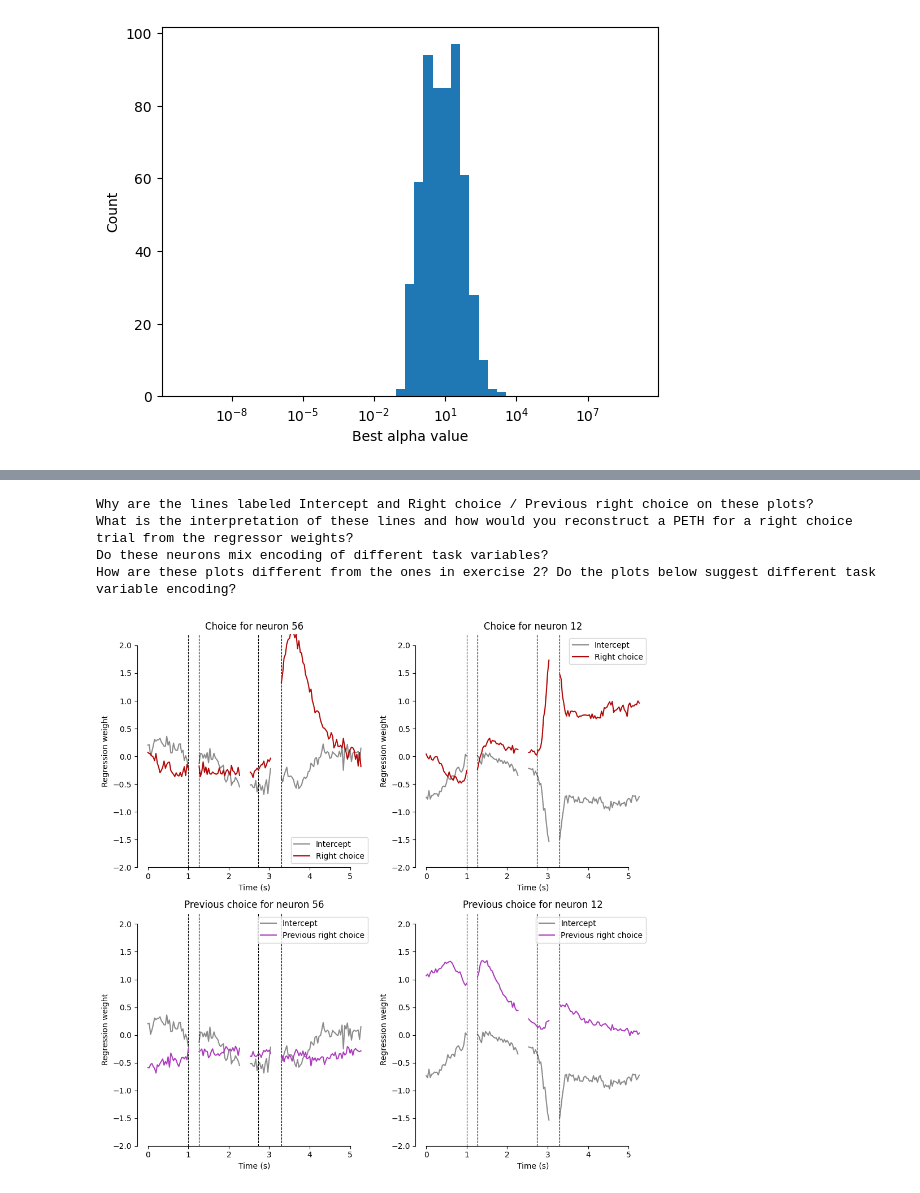
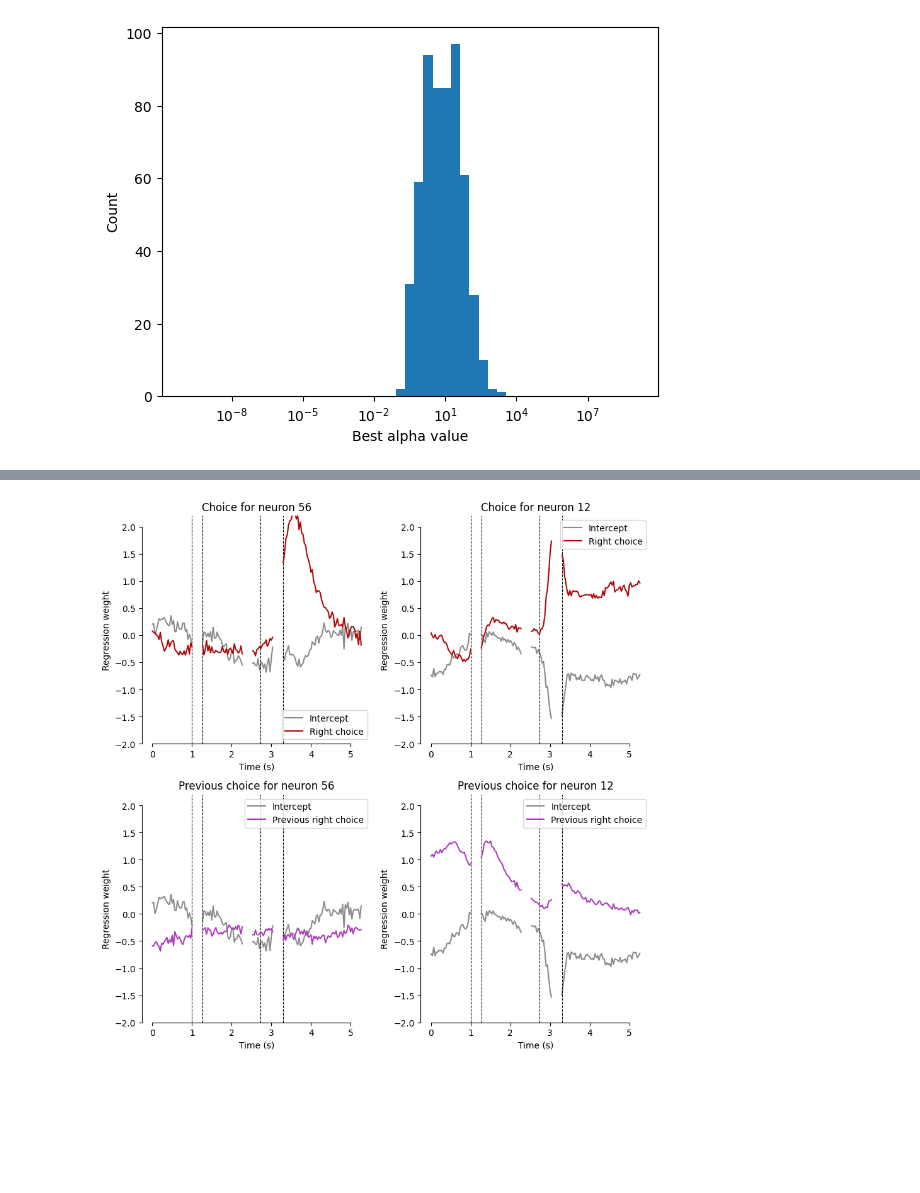
Before and after one commit to churchlandlab/DataSAI_summer_school, a Jupyter notebook: 2_Fitting_Neural_Data_Solutions.ipynb, the cells around one changed output, grey strips where cells are left out. Saved outputs shown, nothing was run; the diff lists cells and outputs as text; code cells hidden in the pictures; blank space fills up the shorter version.

```diff
--- a/2_Fitting_Neural_Data_Solutions.ipynb
+++ b/2_Fitting_Neural_Data_Solutions.ipynb
@@ -284,5 +151,5 @@ print(Y.shape)
 # %%
-test_range = 10**np.linspace(-10,9,50) #Get search values for alpha on log scale
+alpha_test_range = 10**np.linspace(-10,9,50) #Get search values for alpha on log scale
 
 # 1. Define the RidgeCV paramters fit_intercept and alphas_per_target and explain why you chose them
 
@@ -296,10 +163,9 @@ alpha_per_target = True #Allow every neuron to be regularized individualy for be
 # TODO: Insert your code here
 from sklearn.linear_model import RidgeCV
 #########-------------Solution----------###############################################################
-ridge_grid_search = RidgeCV(alphas=test_range,
+ridge_grid_search = RidgeCV(alphas=alpha_test_range,
                             fit_intercept=fit_intercept,
                             alpha_per_target=alpha_per_target,
-                            cv=None,
                             scoring='r2',
                             store_cv_values=True)
 ridge_grid_search.fit(X,Y)
@@ -401,67 +273,19 @@ average_beta = np.mean(betas, axis=0) #Fold are along axis 0
 #    to build these varaibles so that the trial times are rows and the columns are neurons.
 
 ######################----------Solution-----------################
-time_betas = average_beta[:, 0 : 1 * timepoints_per_trial].T
-choice_betas = average_beta[:,timepoints_per_trial : 2*timepoints_per_trial].T
-previous_choice_betas = average_beta[:,4*timepoints_per_trial : 5*timepoints_per_trial].T
+time_betas = average_beta[:, 0 : 1 * frames_per_trial].T
+choice_betas = average_beta[:,frames_per_trial : 2*frames_per_trial].T
+previous_choice_betas = average_beta[:,4*frames_per_trial : 5*frames_per_trial].T
 ###########################################################################################
 # %%
-def plot_task_var_betas(task_var_betas, time_betas, task_var_name, neuron_id, aligned_segment_start, ax, colors = ['#062999','#b20707'], spacer = 7, var_value_strings = ['Left', 'Right']):
-
-    beta_traces = np.stack((time_betas[:,neuron_id], task_var_betas[:,neuron_id]),axis=1)
-    alignment_position_x_vect = [-1, 0, 6, 0] #These are the indices of the x_vect element where the alignment happend.
-    #Hard coded here, for simplicity.
-
-    for n in range(beta_traces.shape[1]): #Loop through the average traces
-        for k in range(len(aligned_segment_start)): #Loop through the different task segments
-
-            if k < len(aligned_segment_start) - 1 : #Split by different segments
-                plot_idx = np.arange(aligned_segment_start[k], aligned_segment_start[k+1]) #Extract indices of the current segment
-                x_vect = (plot_idx + k*spacer) / frame_rate #Create a time vector to plot the data to
-                line_label = None
-            else:
-                plot_idx = np.arange(aligned_segment_start[k], beta_traces.shape[0])
-                x_vect = (plot_idx + k*spacer) /frame_rate
-                line_label = var_value_strings[n] #only use a label on the last segment
-            ax.plot(x_vect, beta_traces[plot_idx,n], color = colors[n], label = line_label)
-
-            if n == 0: #Plot vertical alignment timepoints only once in the loop
-                ax.axvline(x_vect[alignment_position_x_vect[k]], color = 'k', linewidth = 0.8, linestyle = '--')
-
-
-    #Do some figure formating
-    ax.set_xlabel('Time (s)')
-    ax.set_ylabel('Regression weight')
-    ax.set_title(f'{task_var_name} for neuron {neuron_id}')
-    ax.legend()
-    ax.set_ylim([-2, 2.2]) #Pre-set for this data
-    ax.spines['right'].set_visible(False)
-    ax.spines['top'].set_visible(False)
-    ax.spines['left'].set_bounds([ax.get_yticks()[0], ax.get_yticks()[-2]])
-    ax.spines['bottom'].set_bounds([ax.get_xticks()[1], ax.get_xticks()[-2]])
-    return
-
-
-#Now lets call our function and plot the traces!
-
 #First create a figure with four subplots
-axes_list = encoding_tools.create_subplot_axes(2, 2, fig_size=(10,10))
+axes_list = encoding_tools.create_subplot_axes(2, 2, fig_size=(9,9))
 
 #Now we can fill the subplots
-plot_task_var_betas(choice_betas, time_betas, 'Choice', 56, aligned_segment_start, axes_list[0], colors = ['#8b8b8b', '#b20707'], var_value_strings = ['Intercept', 'Right choice'])
-plot_task_var_betas(choice_betas, time_betas, 'Choice', 12, aligned_segment_start, axes_list[1], colors = ['#8b8b8b', '#b20707'], var_value_strings = ['Intercept', 'Right choice'])
-plot_task_var_betas(previous_choice_betas, time_betas, 'Previous choice', 56, aligned_segment_start, axes_list[2], colors = ['#8b8b8b', '#ac3cbd'], var_value_strings = ['Intercept', 'Previous right choice'])
-plot_task_var_betas(previous_choice_betas, time_betas, 'Previous choice', 12, aligned_segment_start, axes_list[3], colors = ['#8b8b8b', '#ac3cbd'], var_value_strings = ['Intercept', 'Previous right choice'])
+encoding_tools.plot_task_var_betas(choice_betas, time_betas, 'Choice', 56, aligned_segment_start, axes_list[0], colors = ['#8b8b8b', '#b20707'], var_value_strings = ['Intercept', 'Right choice'])
+encoding_tools.plot_task_var_betas(choice_betas, time_betas, 'Choice', 12, aligned_segment_start, axes_list[1], colors = ['#8b8b8b', '#b20707'], var_value_strings = ['Intercept', 'Right choice'])
+encoding_tools.plot_task_var_betas(previous_choice_betas, time_betas, 'Previous choice', 56, aligned_segment_start, axes_list[2], colors = ['#8b8b8b', '#ac3cbd'], var_value_strings = ['Intercept', 'Previous right choice'])
+encoding_tools.plot_task_var_betas(previous_choice_betas, time_betas, 'Previous choice', 12, aligned_segment_start, axes_list[3], colors = ['#8b8b8b', '#ac3cbd'], var_value_strings = ['Intercept', 'Previous right choice'])
 plt.tight_layout()
-
-# 3. Discuss these questions:
-print('Why are the lines labeled Intercept and Right choice / Previous right choice on these plots?')
-print('What is the interpretation of these lines and how would you reconstruct a PETH for a right choice trial from the regressor weights?')
-print('Do these neurons mix encoding of different task variables?')
-print('How are these plots different from the ones in exercise 2? Do the plots below suggest different task variable encoding?')
 # %% [output]
-Why are the lines labeled Intercept and Right choice / Previous right choice on these plots?
-What is the interpretation of these lines and how would you reconstruct a PETH for a right choice trial from the regressor weights?
-Do these neurons mix encoding of different task variables?
-How are these plots different from the ones in exercise 2? Do the plots below suggest different task variable encoding?
-[figure, old version]
+[figure, new version]
```
Also changed, not shown: parts of 37 cells of this notebook, 1 other file.
